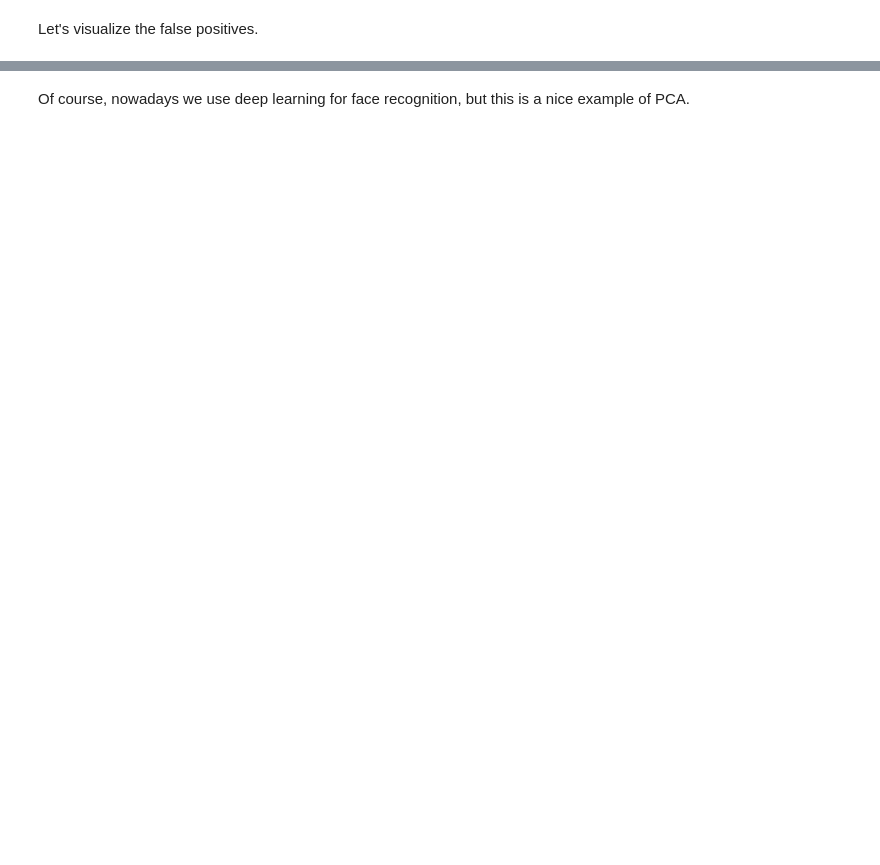
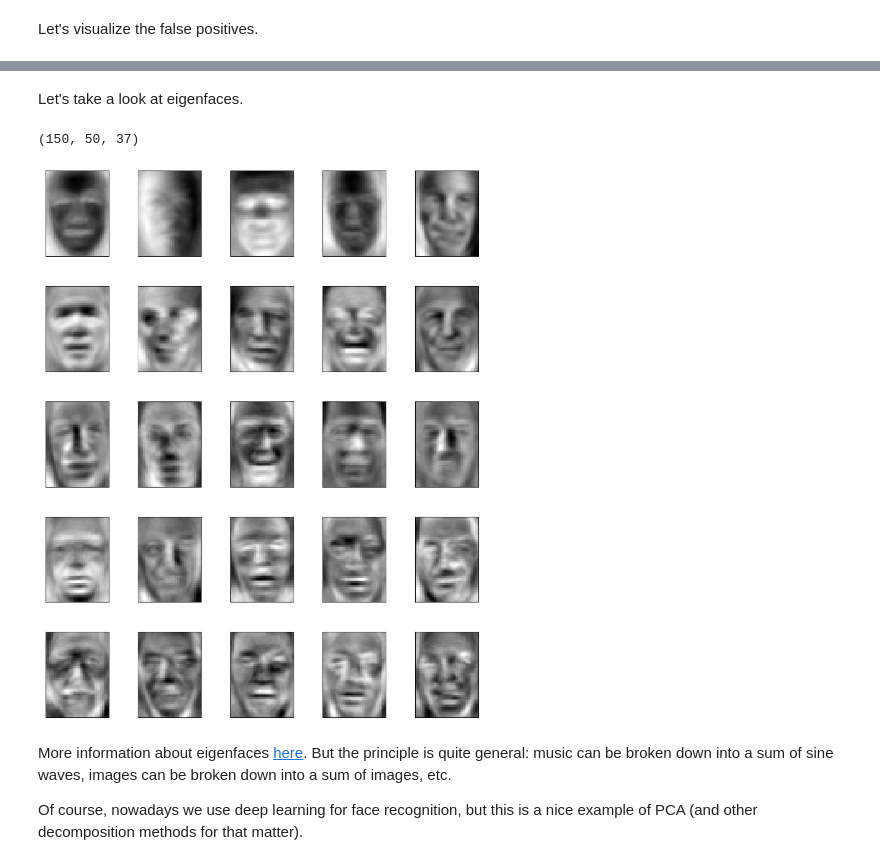
Before and after one commit to MaxHalford/data-science-tutorials, a Jupyter notebook: data-mining/finding-structure/pca-faces.ipynb, the cells around one changed output, grey strips where cells are left out. Saved outputs shown, nothing was run; the diff lists cells and outputs as text; code cells hidden in the pictures; blank space fills up the shorter version.

```diff
--- a/data-mining/finding-structure/pca-faces.ipynb
+++ b/data-mining/finding-structure/pca-faces.ipynb
@@ -135,2 +145,27 @@ for i in range(len(X_incorrect)):
-# %% [markdown]
-Of course, nowadays we use deep learning for face recognition, but this is a nice example of PCA.
+# %% [markdown]
+Let's take a look at eigenfaces.
+# %%
+pca = model[1]
+eigenfaces = pca.components_.reshape((pca.n_components, h, w))
+eigenfaces.shape
+# %% [output]
+(150, 50, 37)
+# %%
+n_cols = 5
+n_rows = 5
+
+plt.figure(figsize=(1.8 * n_cols, 2.4 * n_rows))
+plt.subplots_adjust(bottom=0, left=0.01, right=0.99, top=0.90, hspace=0.35)
+
+for i, eigenface in enumerate(eigenfaces[:n_rows * n_cols]):
+
+    plt.subplot(n_rows, n_cols, i + 1)
+    plt.imshow(eigenface, cmap=plt.cm.gray)
+    plt.xticks(())
+    plt.yticks(())
+# %% [output]
+[figure, added]
+# %% [markdown]
+More information about eigenfaces [here](https://www.wikiwand.com/en/Eigenface). But the principle is quite general: music can be broken down into a sum of sine waves, images can be broken down into a sum of images, etc.
+
+Of course, nowadays we use deep learning for face recognition, but this is a nice example of PCA (and other decomposition methods for that matter).
```
Also changed, not shown: parts of 10 cells of this notebook, 16 other files.
